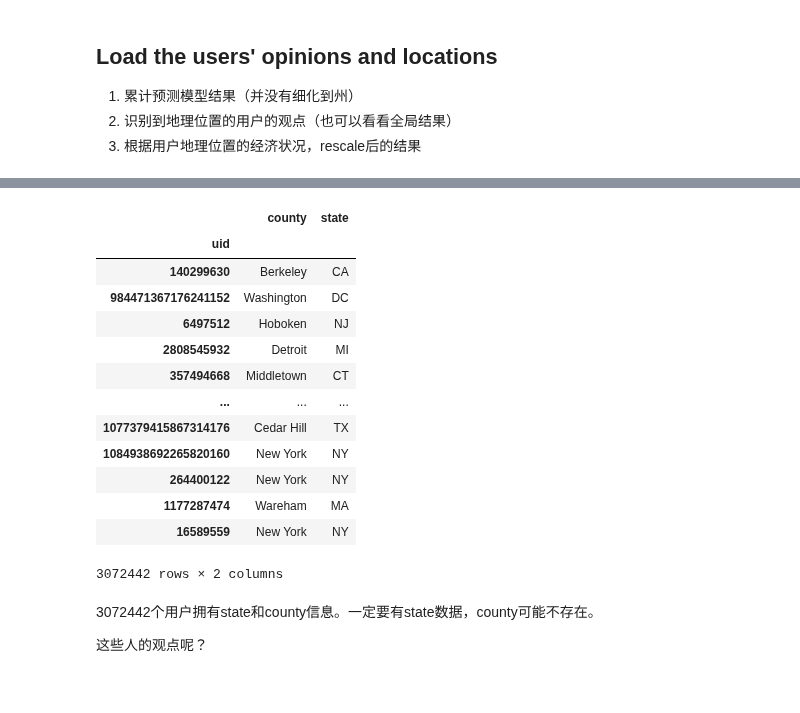
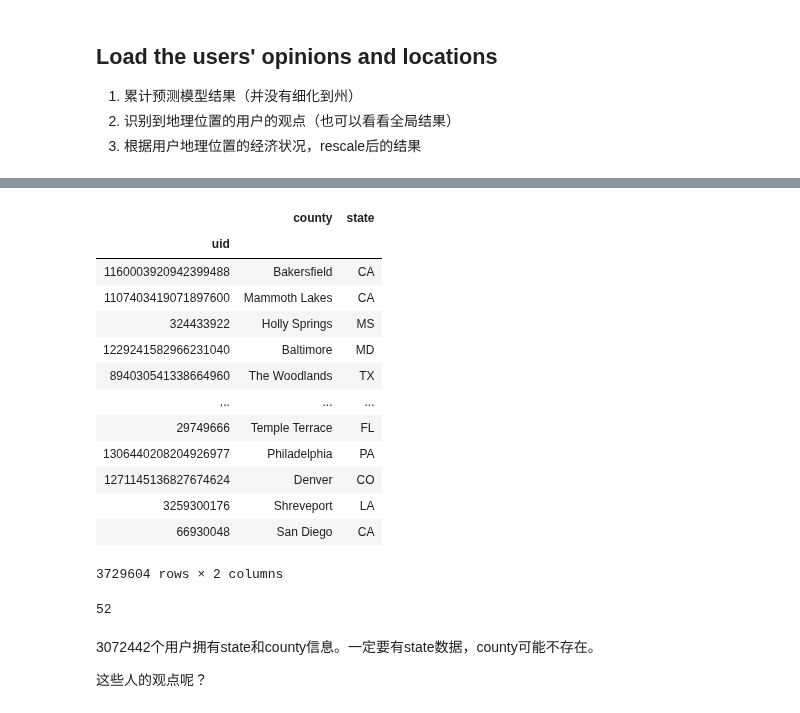
Before and after one commit to kayzhou/US_election, a Jupyter notebook: user_reweight_US.ipynb, the cells around one changed output, grey strips where cells are left out. Saved outputs shown, nothing was run; the diff lists cells and outputs as text; code cells hidden in the pictures.

```diff
--- a/user_reweight_US.ipynb
+++ b/user_reweight_US.ipynb
@@ -137,27 +131,35 @@ T    0.482339
 Name: Camp, dtype: float64
 # %%
 # load users' infomation
-users_loc = pd.read_csv("data/202006-all-users.csv", usecols=["uid", "state", "county"],
-                        dtype={"uid": str, "state": str, "county": str},
+#'data/Master_Table.csv' the new table made in 222
+users_loc = pd.read_csv("raw_data/user_info/users_county.txt",names=["uid", "county", "state"],
+                        dtype={"uid": str, "county": str,"state": str},
                         index_col="uid")
 users_loc = users_loc.dropna()
-users_loc["county"] = users_loc["county"].apply(lambda x: " ".join(x.split(", ")[:-1]))
+users_loc.index = users_loc.index.map(str)
+
+#users_loc["county"] = users_loc["county"].apply(lambda x: " ".join(x.split(",")[:-1]))
+#users_loc["state"] = users_loc["state"].apply(lambda x: "".join(x.split(" ")[0]))
 users_loc
 # %% [output]
 |  | county | state |
 | uid |  |  |
-| 140299630 | Berkeley | CA |
-| 984471367176241152 | Washington | DC |
-| 6497512 | Hoboken | NJ |
-| 2808545932 | Detroit | MI |
-| 357494668 | Middletown | CT |
+| 1160003920942399488 | Bakersfield | CA |
+| 1107403419071897600 | Mammoth Lakes | CA |
+| 324433922 | Holly Springs | MS |
+| 1229241582966231040 | Baltimore | MD |
+| 894030541338664960 | The Woodlands | TX |
 | ... | ... | ... |
-| 1077379415867314176 | Cedar Hill | TX |
-| 1084938692265820160 | New York | NY |
-| 264400122 | New York | NY |
-| 1177287474 | Wareham | MA |
-| 16589559 | New York | NY |
+| 29749666 | Temple Terrace | FL |
+| 1306440208204926977 | Philadelphia | PA |
+| 1271145136827674624 | Denver | CO |
+| 3259300176 | Shreveport | LA |
+| 66930048 | San Diego | CA |
-3072442 rows × 2 columns
+3729604 rows × 2 columns
+# %%
+len(pd.unique(users_loc['state']))
+# %% [output]
+52
 # %% [markdown]
 3072442个用户拥有state和county信息。一定要有state数据，county可能不存在。
 
```
Also changed, not shown: parts of 24 cells of this notebook.
